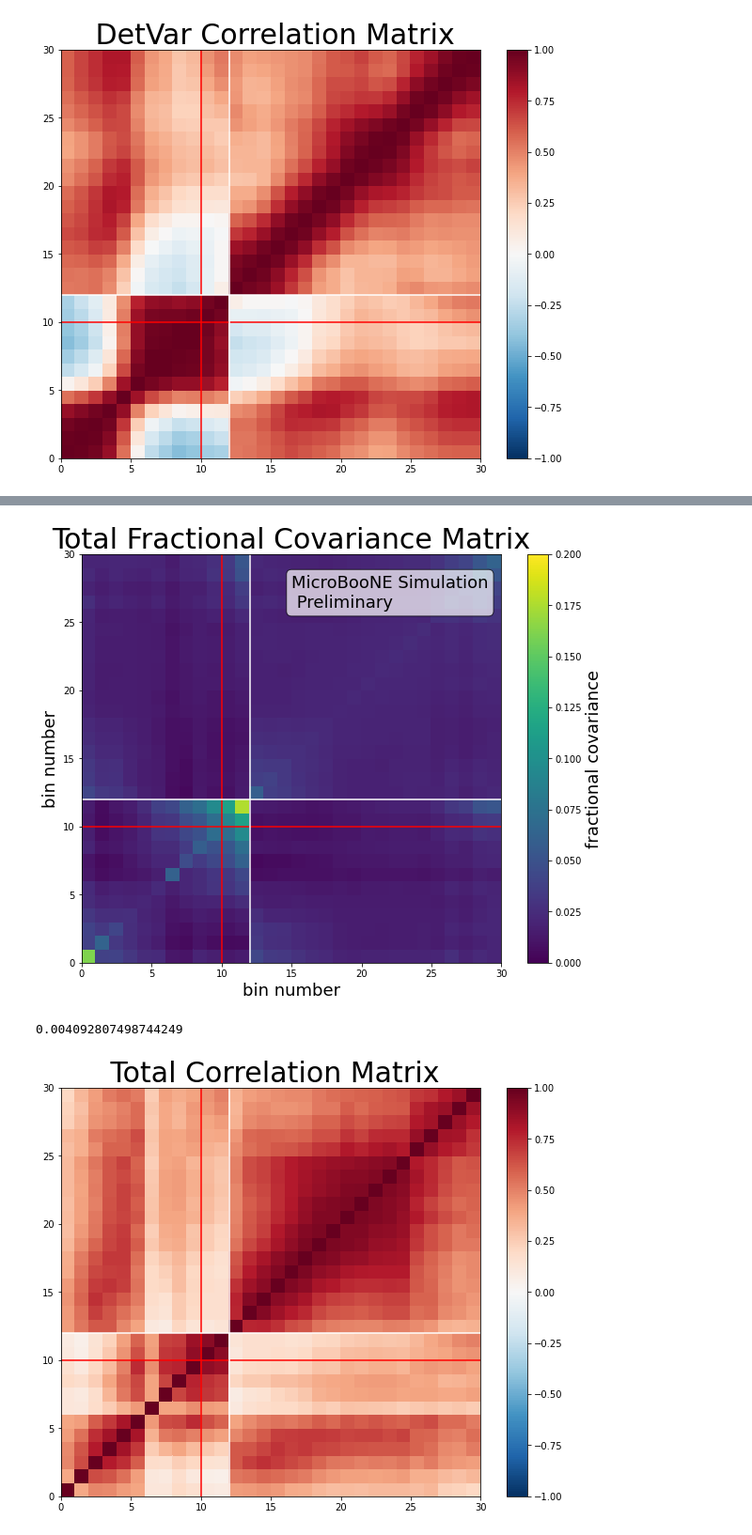
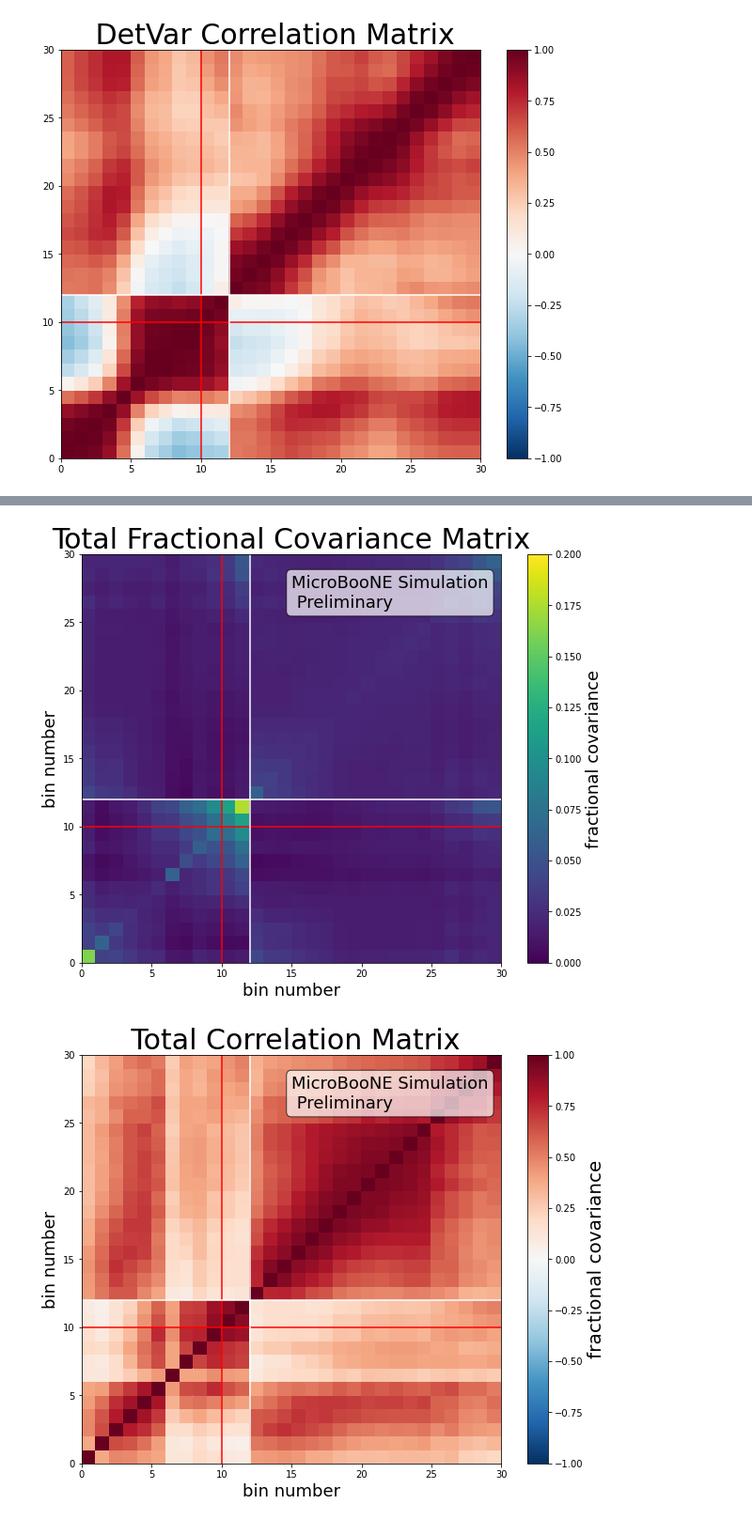
Before and after one commit to kmason03/NueAppearanceStudy, a Jupyter notebook: CovMatrixPlots_MaxOsc.ipynb, the cells around one changed output, grey strips where cells are left out. Shown: that part at 94% size. Cells and saved outputs as stored; diff of their text form; code cells hidden in the pictures.

```diff
--- a/CovMatrixPlots_MaxOsc.ipynb
+++ b/CovMatrixPlots_MaxOsc.ipynb
@@ -29,7 +43,7 @@ nbinsmu=19
 nbins = nbinse+nbinsmu
 
 cov_flux=[]
-with open("cov_fluxxsec_big_220314.txt","r") as chis:
+with open("cov_piotest_big_220314.txt","r") as chis:
     lines = chis.readlines()
     for i in range(nbins):
         i+=nbins
@@ -455,33 +354,39 @@ plt.plot([0,30],[10,10],color='red')
 plt.plot([10,10],[0,30],color='red')
 plt.plot([0,30],[12,12],color='white')
 plt.plot([12,12],[0,30],color='white')
 plt.title("Total Fractional Covariance Matrix",fontsize=30)
 plt.xlabel('bin number',fontsize=18)
 plt.ylabel('bin number',fontsize=18)
 cbar.set_label(r'fractional covariance',rotation=90,fontsize=18)
 props = dict(boxstyle='round', facecolor='white', alpha=0.7)
 ax.text(0.5, 0.95, 'MicroBooNE Simulation\n Preliminary', transform=ax.transAxes, fontsize=18,
         verticalalignment='top', bbox=props)
+pkl.dump(fig,open("cov_tot_max.p",'wb'))
 plt.show()
 plt.close()
-print(cov[11][11])
 
 corr = np.zeros((nbins,nbins))
 for i in range(nbins):
     for j in range (nbins):
          corr[i][j] = cov_full[i][j]/(math.sqrt(cov_full[i][i])*math.sqrt(cov_full[j][j]))
 
 fig,ax = plt.subplots(figsize=(10,8))
 plt.pcolormesh(x, y, corr,norm=colors.Normalize(vmin=-1, vmax=1),cmap=plt.cm.get_cmap('RdBu_r'))
 cbar = plt.colorbar()
 plt.plot([0,30],[10,10],color='red')
 plt.plot([10,10],[0,30],color='red')
 plt.plot([0,30],[12,12],color='white')
 plt.plot([12,12],[0,30],color='white')
+plt.xlabel('bin number',fontsize=18)
+plt.ylabel('bin number',fontsize=18)
+cbar.set_label(r'fractional covariance',rotation=90,fontsize=20)
+props = dict(boxstyle='round', facecolor='white', alpha=0.7)
+ax.text(0.5, 0.95, 'MicroBooNE Simulation\n Preliminary', transform=ax.transAxes, fontsize=18,
+        verticalalignment='top', bbox=props)
 plt.title(" Total Correlation Matrix",fontsize=30)
+pkl.dump(fig,open("corr_tot_max.p",'wb'))
 plt.show()
 plt.close()
 # %% [output]
 [figure]
-0.004092807498744249
-[figure, old version]
+[figure, new version]
```
Also changed, not shown: parts of 18 cells of this notebook, 10 other files.
